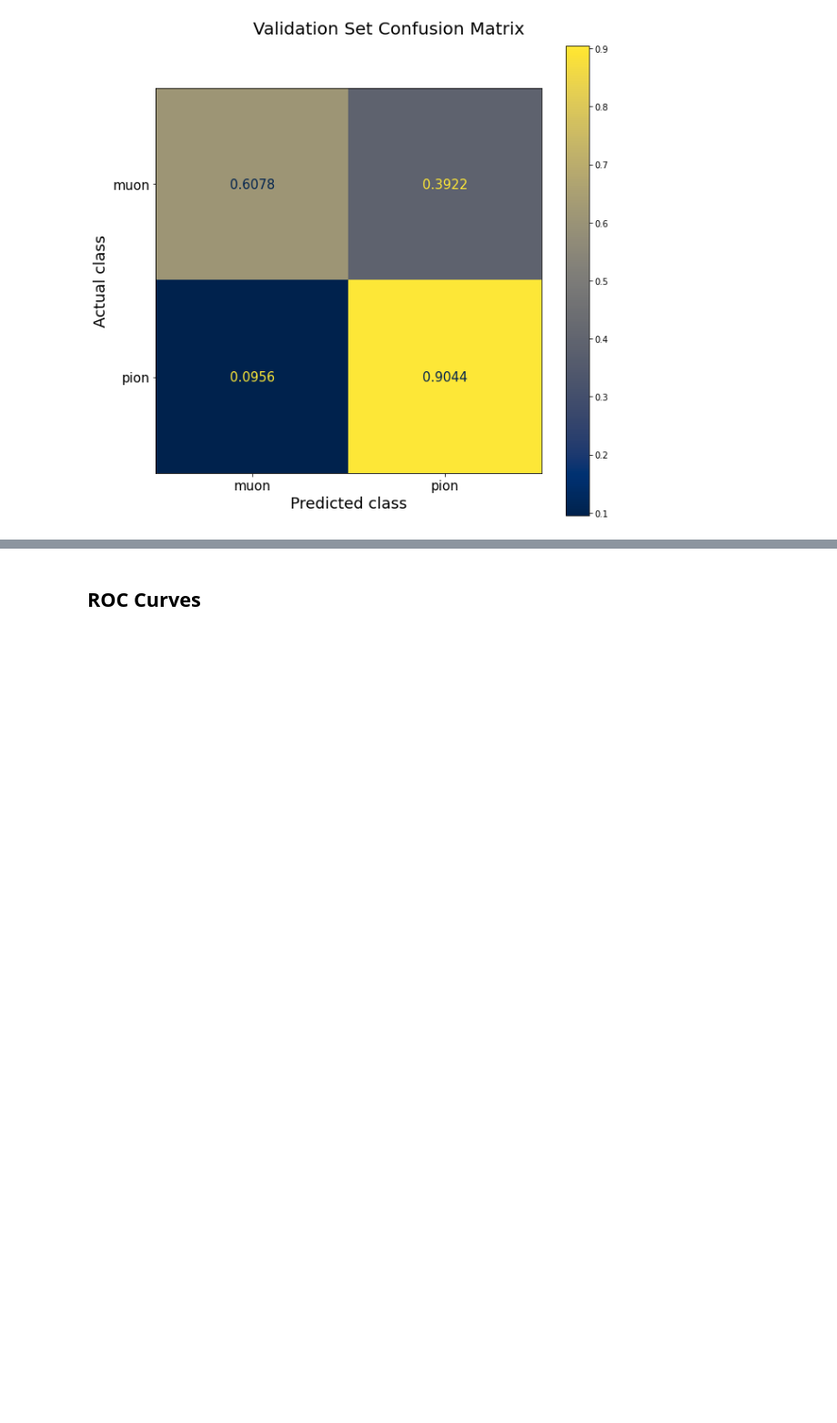
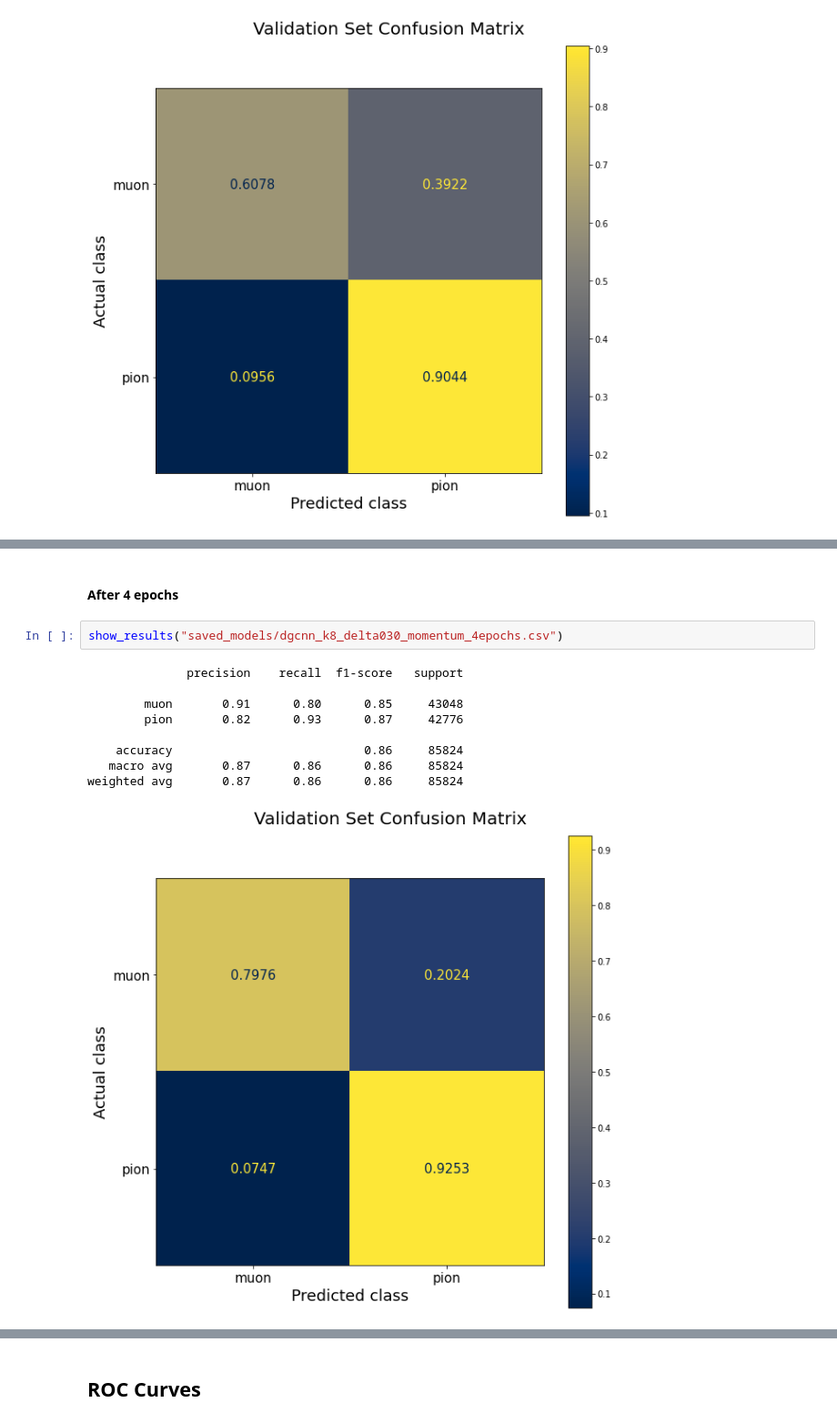
Before and after one commit to TRIUMF-Capstone2022/richai, a Jupyter notebook: notebooks/DGCNN metrics.ipynb, the cells around one changed output, grey strips where cells are left out. Shown at 91% size. Cells and saved outputs as stored; diff of their text form; blank space fills up the shorter version.

```diff
--- a/notebooks/DGCNN metrics.ipynb
+++ b/notebooks/DGCNN metrics.ipynb
@@ -134,0 +143,14 @@ weighted avg       0.78      0.76      0.75     85824
+# %% [markdown]
+#### After 4 epochs
+# %%
+show_results("saved_models/dgcnn_k8_delta030_momentum_4epochs.csv")
+# %% [output]
+              precision    recall  f1-score   support
+
+        muon       0.91      0.80      0.85     43048
+        pion       0.82      0.93      0.87     42776
+
+    accuracy                           0.86     85824
+   macro avg       0.87      0.86      0.86     85824
+weighted avg       0.87      0.86      0.86     85824
+[figure, added]
```
Also changed, not shown: parts of 10 cells of this notebook.
